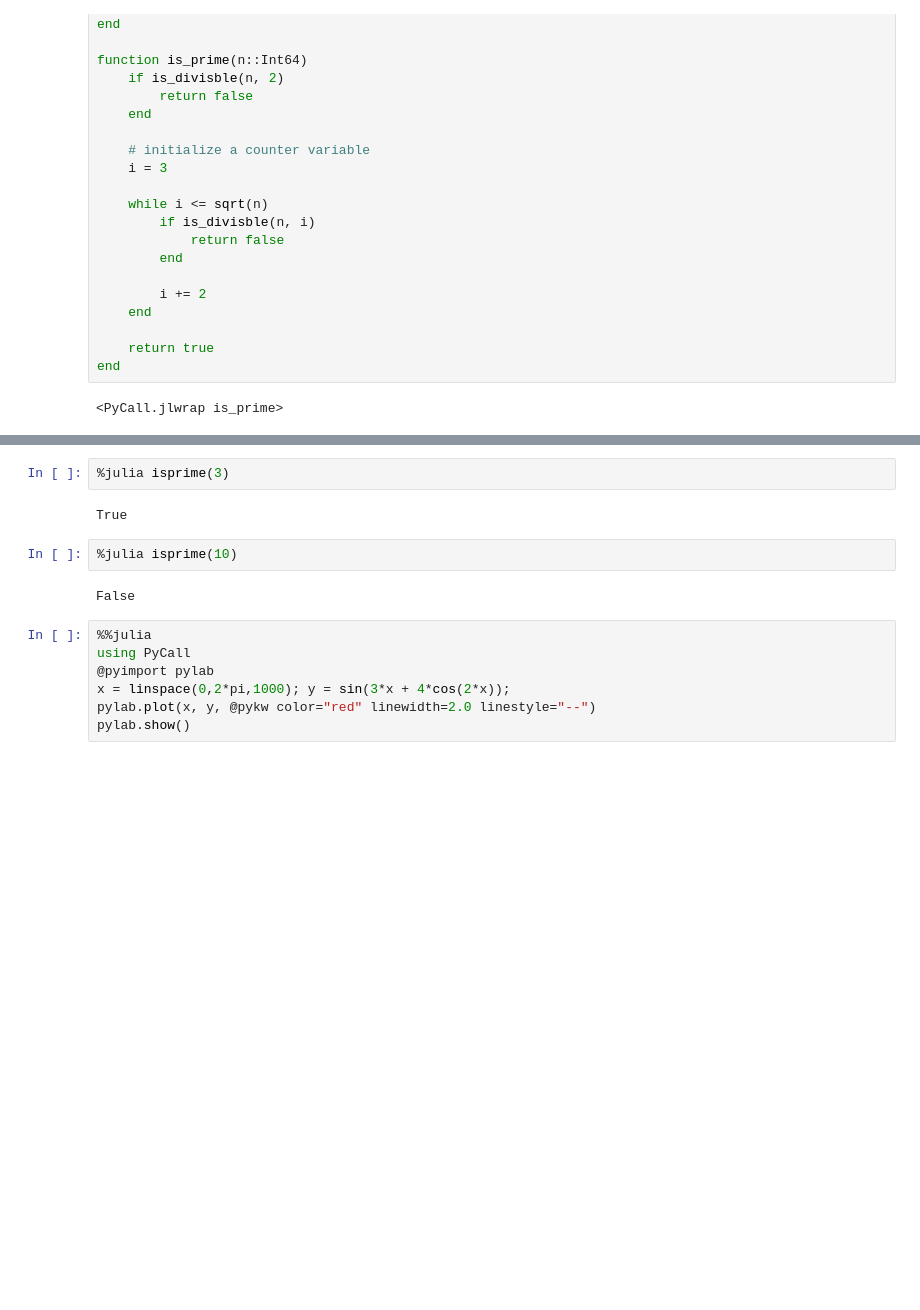
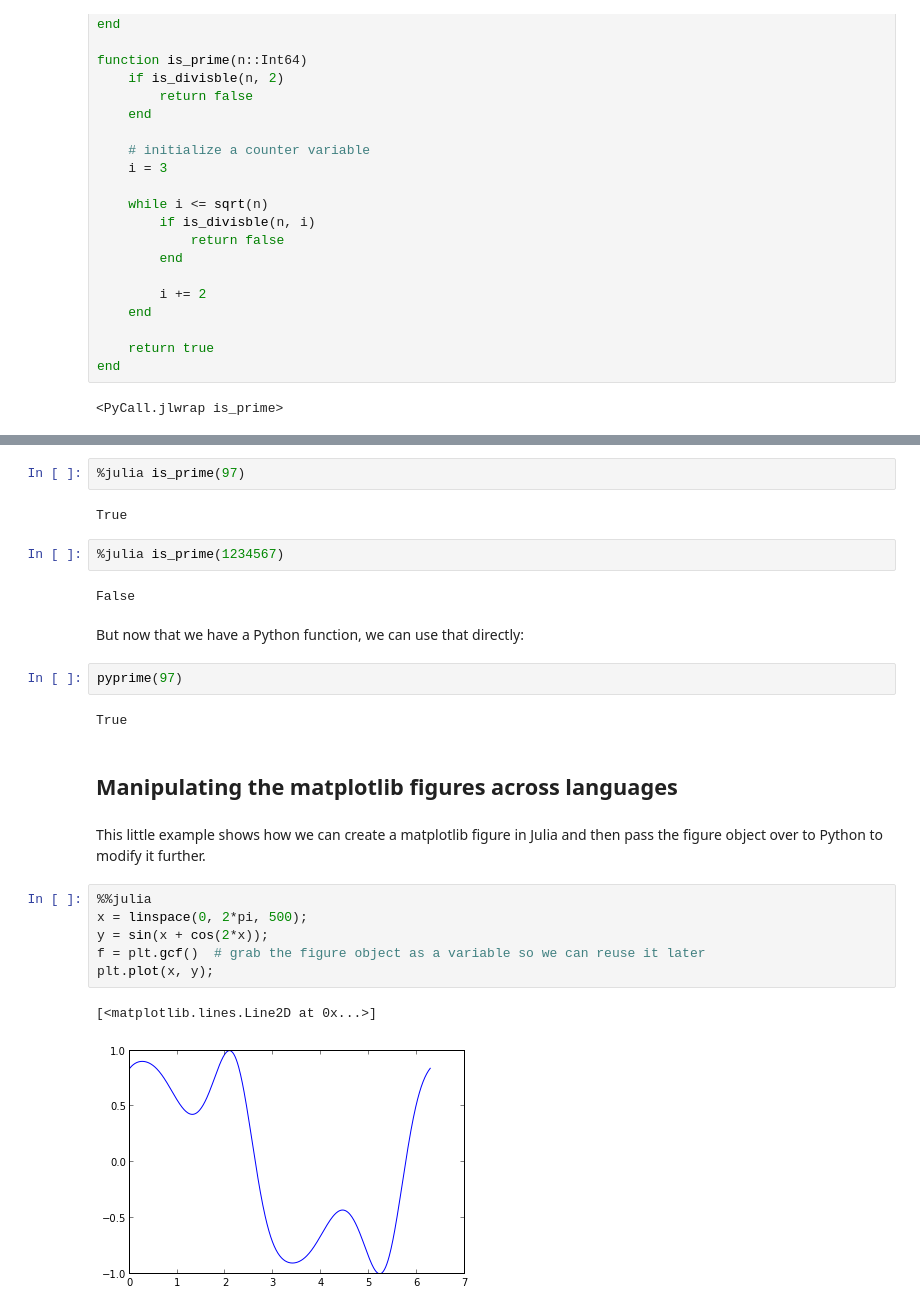
Before and after one commit to JuliaLang/IJulia.jl, a Jupyter notebook: JuliaMagic.ipynb, the cells around one changed output, grey strips where cells are left out. Cells and saved outputs as stored; diff of their text form; blank space fills up the shorter version.

```diff
--- a/JuliaMagic.ipynb
+++ b/JuliaMagic.ipynb
@@ -131,15 +93,27 @@ end
 # %%
-%julia isprime(3)
+%julia is_prime(97)
 # %% [output]
 True
 # %%
-%julia isprime(10)
+%julia is_prime(1234567)
 # %% [output]
 False
+# %% [markdown]
+But now that we have a Python function, we can use that directly:
+# %%
+pyprime(97)
+# %% [output]
+True
+# %% [markdown]
+## Manipulating the matplotlib figures across languages
+# %% [markdown]
+This little example shows how we can create a matplotlib figure in Julia and then pass the figure object over to Python to modify it further.
 # %%
 %%julia
-using PyCall
-@pyimport pylab
-x = linspace(0,2*pi,1000); y = sin(3*x + 4*cos(2*x));
-pylab.plot(x, y, @pykw color="red" linewidth=2.0 linestyle="--")
-pylab.show()
+x = linspace(0, 2*pi, 500);
+y = sin(x + cos(2*x));
+f = plt.gcf()  # grab the figure object as a variable so we can reuse it later
+plt.plot(x, y);
+# %% [output]
+[<matplotlib.lines.Line2D at 0x...>]
+[figure, added]
```
Also changed, not shown: parts of 39 cells of this notebook, 5 other files.
